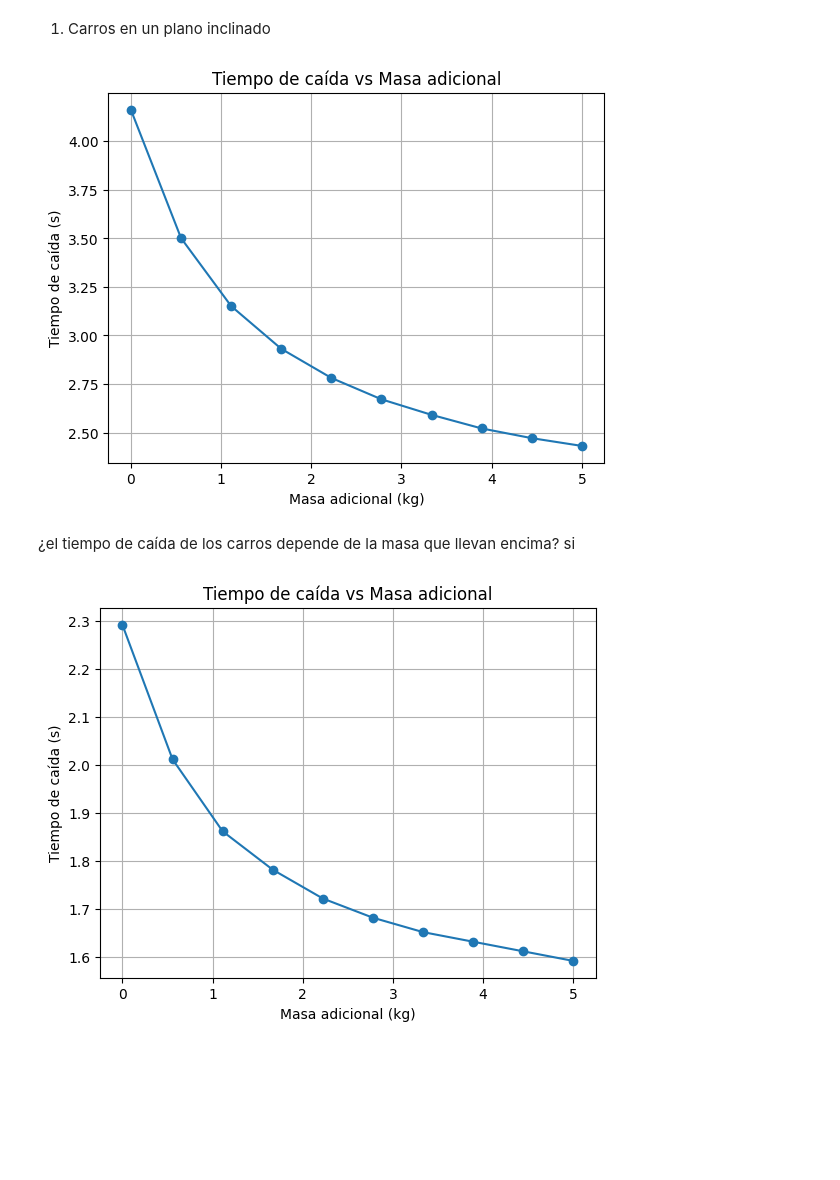
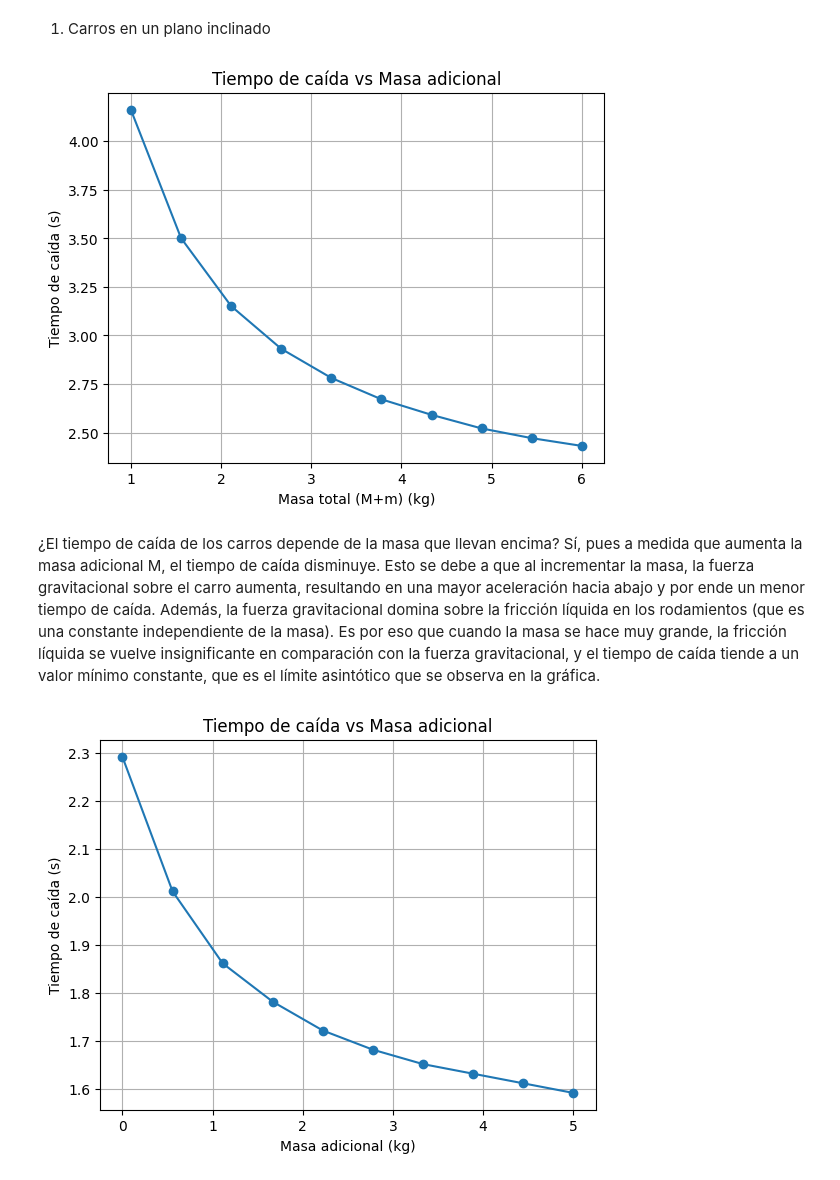
Before and after one commit to sarchilagomez1/MetodosComputacionales2-Fuentes-Archila, a Jupyter notebook: taller3_fuentesarchila.ipynb, the cells around one changed output. Cells and saved outputs as stored; diff of their text form; code cells hidden in the pictures; blank space fills up the shorter version.

```diff
--- a/taller3_fuentesarchila.ipynb
+++ b/taller3_fuentesarchila.ipynb
@@ -12,36 +12,37 @@ from scipy.integrate import solve_ivp
 g = 9.81
 theta = np.radians(30)
 gamma = 0.7
 m_carro = 1.0
 Ms = np.linspace(0, 5, 10)
 H = 10.0  #hipotenusa
 
 #ecuación diferencial
 def sistema(t, y, m_total):
     x, v = y
     a = (m_total * g * np.sin(theta) - gamma * v**2) / m_total
     return [v, a]
 
 #solución de la ecuación
 tiempo_max = 5
 tiempos = []
 
 for M in Ms:
     sol = solve_ivp(sistema, t_span=[0, 10], y0=[0, 0], args=(m_carro + M,), max_step=0.01)
     for i in range(len(sol.t)):
         if sol.y[0][i] >= H:  #miro cuando la posición es mayor que H
             tiempo_caida = sol.t[i] #guardo ese tiempo (el de caida)
             break
     tiempos.append(tiempo_caida)
 
-plt.plot(Ms, tiempos, 'o-')
-plt.xlabel('Masa adicional (kg)')
+plt.plot(Ms+m_carro, tiempos, 'o-')
+plt.xlabel('Masa total (M+m) (kg)')
 plt.ylabel('Tiempo de caída (s)')
 plt.title('Tiempo de caída vs Masa adicional')
 plt.grid(True)
 plt.show()
 # %% [output]
-[figure, old version]
+[figure, new version]
-# %% [markdown]
-¿el tiempo de caída de los carros depende de la masa que llevan encima? si
+# %% [markdown]
+¿El tiempo de caída de los carros depende de la masa que llevan encima?
+ Sí, pues a medida que aumenta la masa adicional M, el tiempo de caída disminuye. Esto se debe a que al incrementar la masa, la fuerza gravitacional sobre el carro aumenta, resultando en una mayor aceleración hacia abajo y por ende un menor tiempo de caída. Además, la fuerza gravitacional domina sobre la fricción líquida en los rodamientos (que es una constante independiente de la masa). Es por eso que cuando la masa se hace muy grande, la fricción líquida se vuelve insignificante en comparación con la fuerza gravitacional, y el tiempo de caída tiende a un valor mínimo constante, que es el límite asintótico que se observa en la gráfica.
 # %%
```
Also changed, not shown: parts of 2 cells of this notebook.
